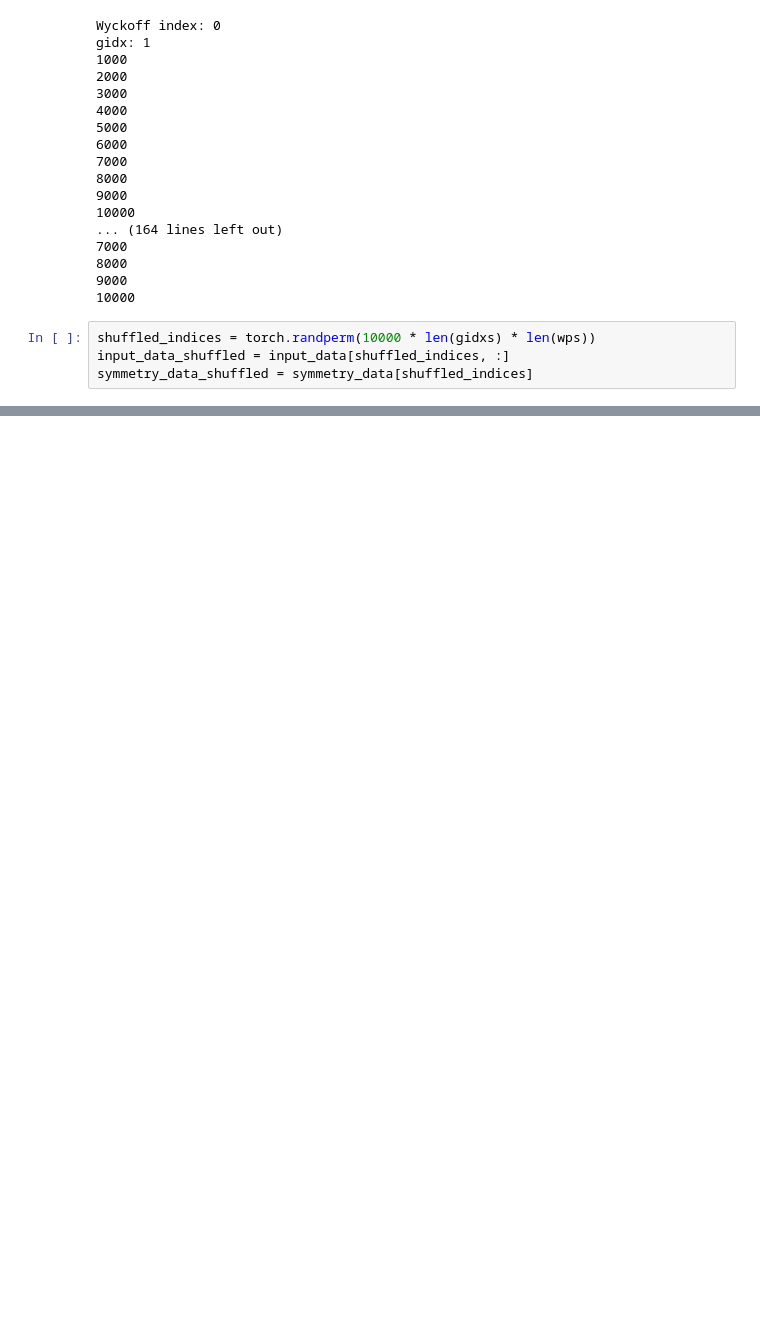
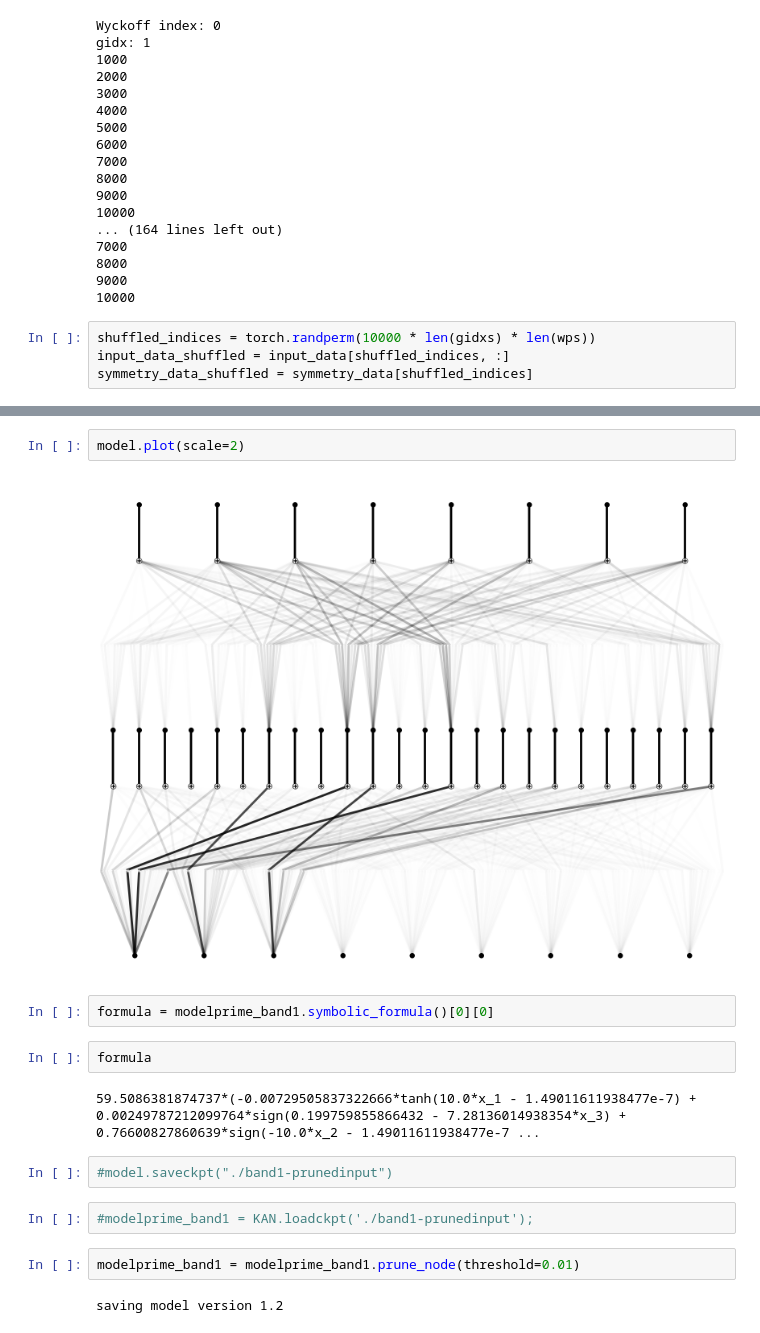
Before and after one commit to AliGhorashiCMT/Sparse-networks-for-topological-photonics, a Jupyter notebook: rectangular_lattices/kans_for_smooth.ipynb, the cells around one changed output, grey strips where cells are left out. Saved outputs shown, nothing was run; the diff lists cells and outputs as text; blank space fills up the shorter version.

Commit message:
symbolic formulas

```diff
--- a/rectangular_lattices/kans_for_smooth.ipynb
+++ b/rectangular_lattices/kans_for_smooth.ipynb
@@ -123,0 +180,18 @@ model.plot(scale=1)
+# %%
+model.plot(scale=2)
+# %% [output]
+[figure, added]
+# %%
+formula = modelprime_band1.symbolic_formula()[0][0]
+# %%
+formula
+# %% [output]
+59.5086381874737*(-0.00729505837322666*tanh(10.0*x_1 - 1.49011611938477e-7) + 0.00249787212099764*sign(0.199759855866432 - 7.28136014938354*x_3) + 0.76600827860639*sign(-10.0*x_2 - 1.49011611938477e-7 ...
+# %%
+#model.saveckpt("./band1-prunedinput")
+# %%
+#modelprime_band1 = KAN.loadckpt('./band1-prunedinput');
+# %%
+modelprime_band1 = modelprime_band1.prune_node(threshold=0.01)
+# %% [output]
+saving model version 1.2
```
Also changed, not shown: parts of 72 cells of this notebook.
